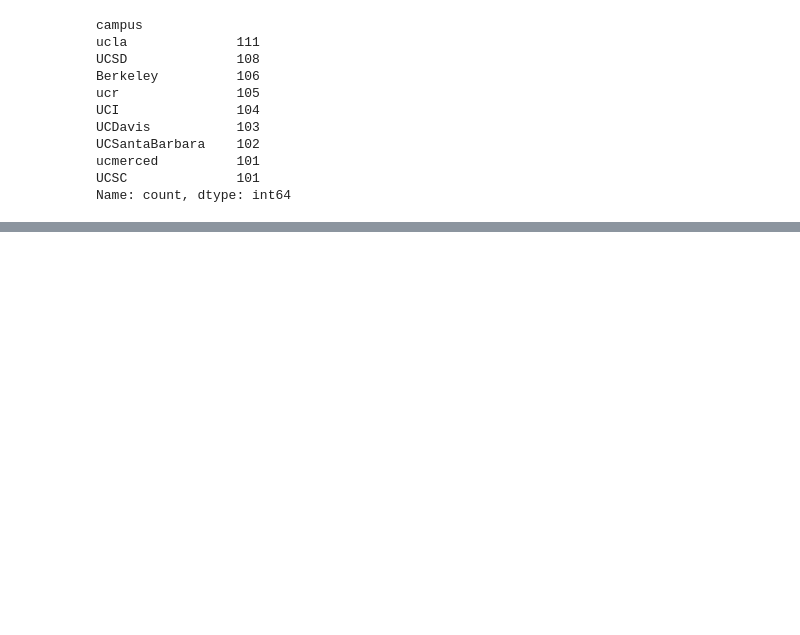
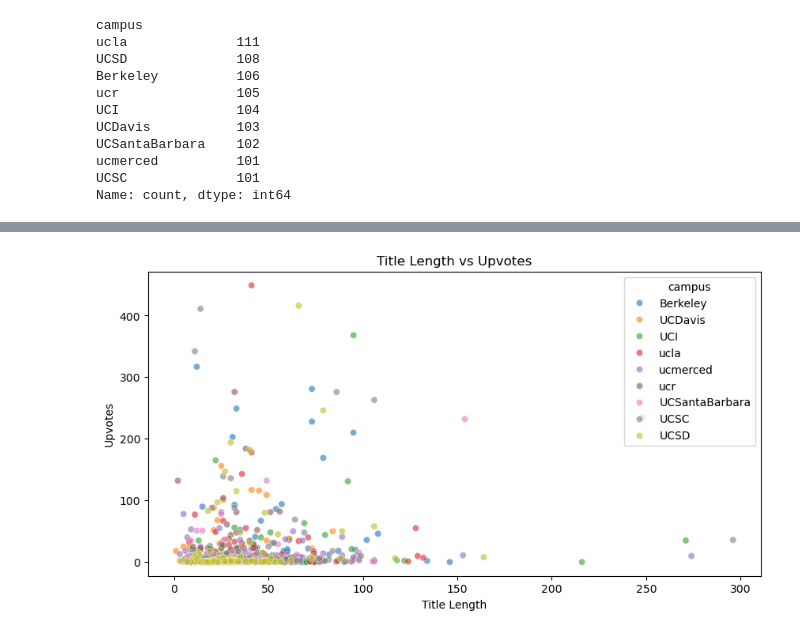
Before and after one commit to Kevin-Wu-12/DSC190-Project, a Jupyter notebook: analysis.ipynb, the cells around one changed output, grey strips where cells are left out. Cells and saved outputs as stored; diff of their text form; code cells hidden in the pictures; blank space fills up the shorter version.

```diff
--- a/analysis.ipynb
+++ b/analysis.ipynb
@@ -160,0 +184,11 @@ Name: count, dtype: int64
+# %%
+df_all['title_length'] = df_all['title'].astype(str).apply(len)
+
+plt.figure(figsize=(10,5))
+sns.scatterplot(data=df_all, x='title_length', y='upvotes', hue='campus', alpha=0.6)
+plt.title("Title Length vs Upvotes")
+plt.xlabel("Title Length")
+plt.ylabel("Upvotes")
+plt.show()
+# %% [output]
+[figure, added]
```
Also changed, not shown: parts of 5 cells of this notebook.
